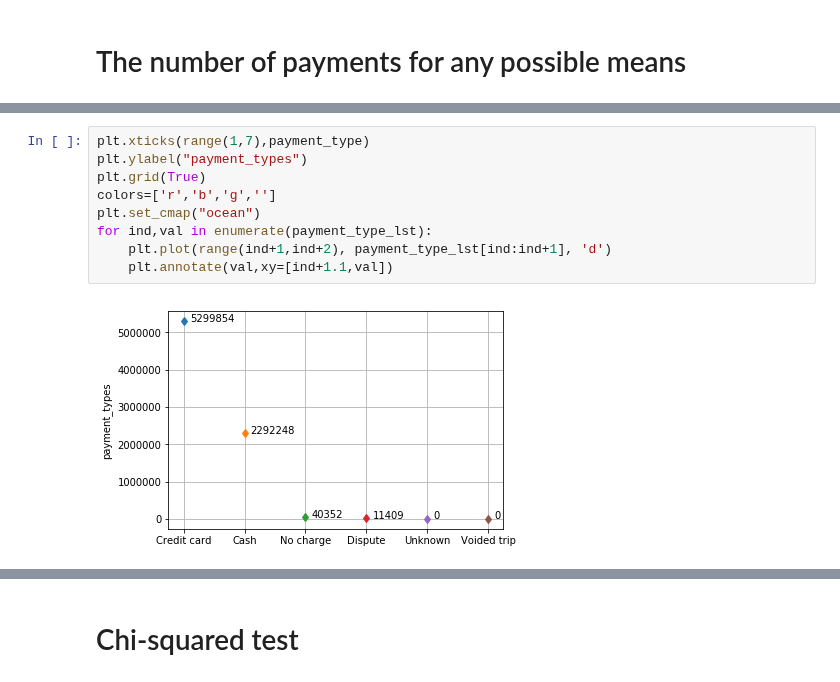
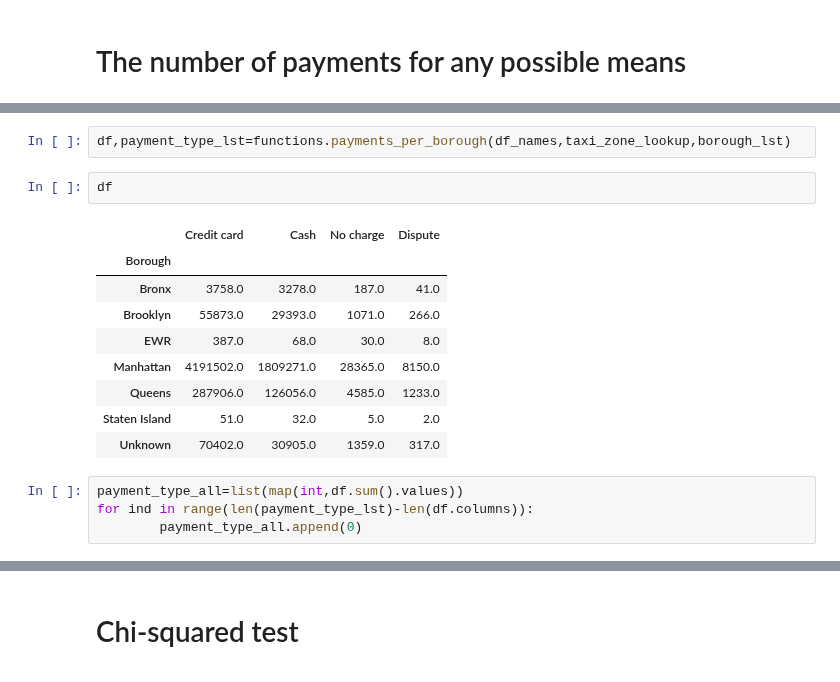
Before and after one commit to dusicastepic/ADMSecondHomework, a Jupyter notebook: RQ4.ipynb, the cells around one changed output, grey strips where cells are left out. Saved outputs shown, nothing was run; the diff lists cells and outputs as text.

```diff
--- a/RQ4.ipynb
+++ b/RQ4.ipynb
@@ -128,11 +28,18 @@ plt.show()
-# %%
-plt.xticks(range(1,7),payment_type)
-plt.ylabel("payment_types")
-plt.grid(True)
-colors=['r','b','g','']
-plt.set_cmap("ocean")
-for ind,val in enumerate(payment_type_lst):
-    plt.plot(range(ind+1,ind+2), payment_type_lst[ind:ind+1], 'd')
-    plt.annotate(val,xy=[ind+1.1,val])
-# %% [output]
-[figure, removed]
+# %%
+df,payment_type_lst=functions.payments_per_borough(df_names,taxi_zone_lookup,borough_lst)
+# %%
+df
+# %% [output]
+|  | Credit card | Cash | No charge | Dispute |
+| Borough |  |  |  |  |
+| Bronx | 3758.0 | 3278.0 | 187.0 | 41.0 |
+| Brooklyn | 55873.0 | 29393.0 | 1071.0 | 266.0 |
+| EWR | 387.0 | 68.0 | 30.0 | 8.0 |
+| Manhattan | 4191502.0 | 1809271.0 | 28365.0 | 8150.0 |
+| Queens | 287906.0 | 126056.0 | 4585.0 | 1233.0 |
+| Staten Island | 51.0 | 32.0 | 5.0 | 2.0 |
+| Unknown | 70402.0 | 30905.0 | 1359.0 | 317.0 |
+# %%
+payment_type_all=list(map(int,df.sum().values))
+for ind in range(len(payment_type_lst)-len(df.columns)):
+        payment_type_all.append(0)
```
Also changed, not shown: parts of 27 cells of this notebook, 1 other file.
